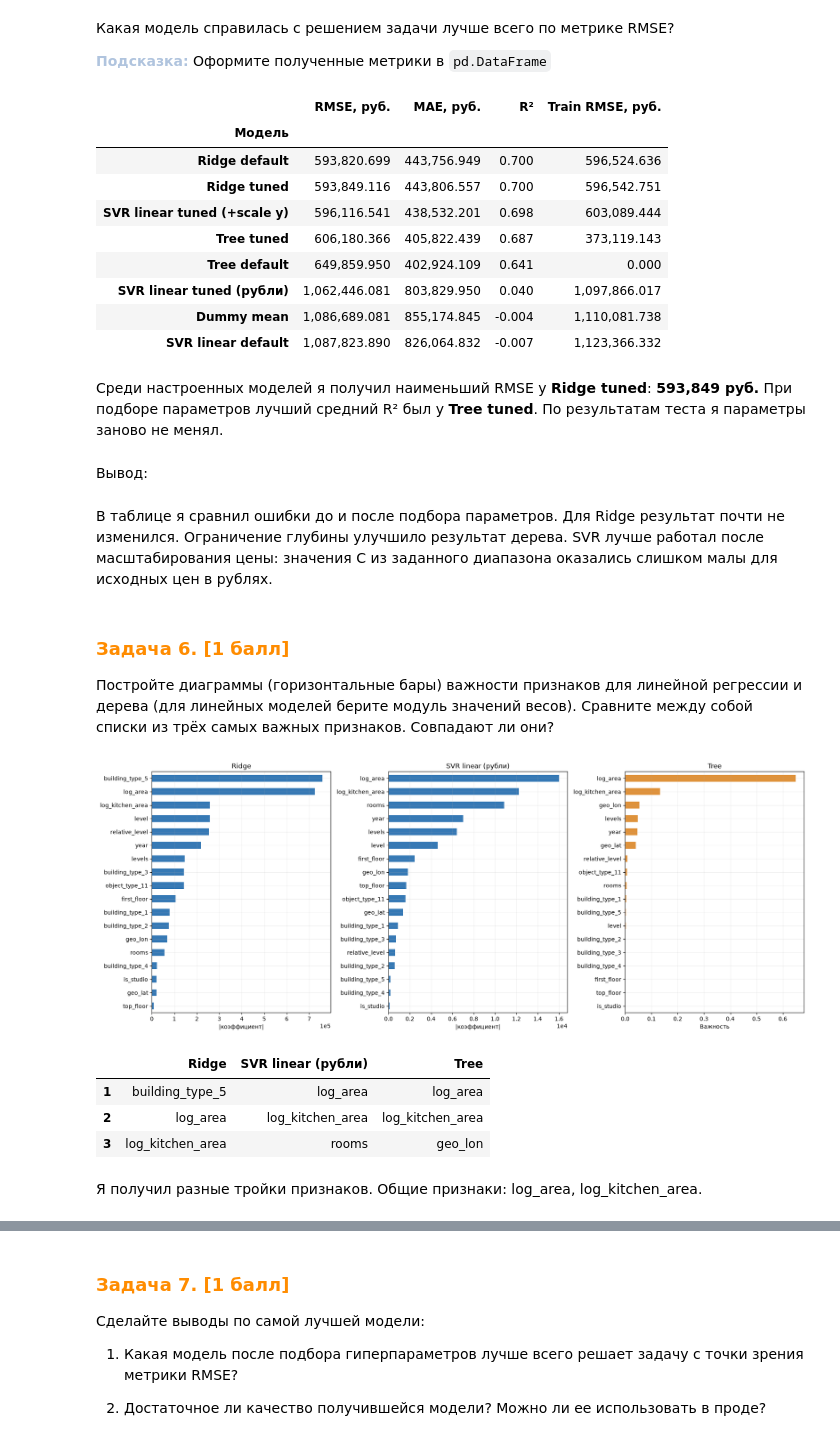
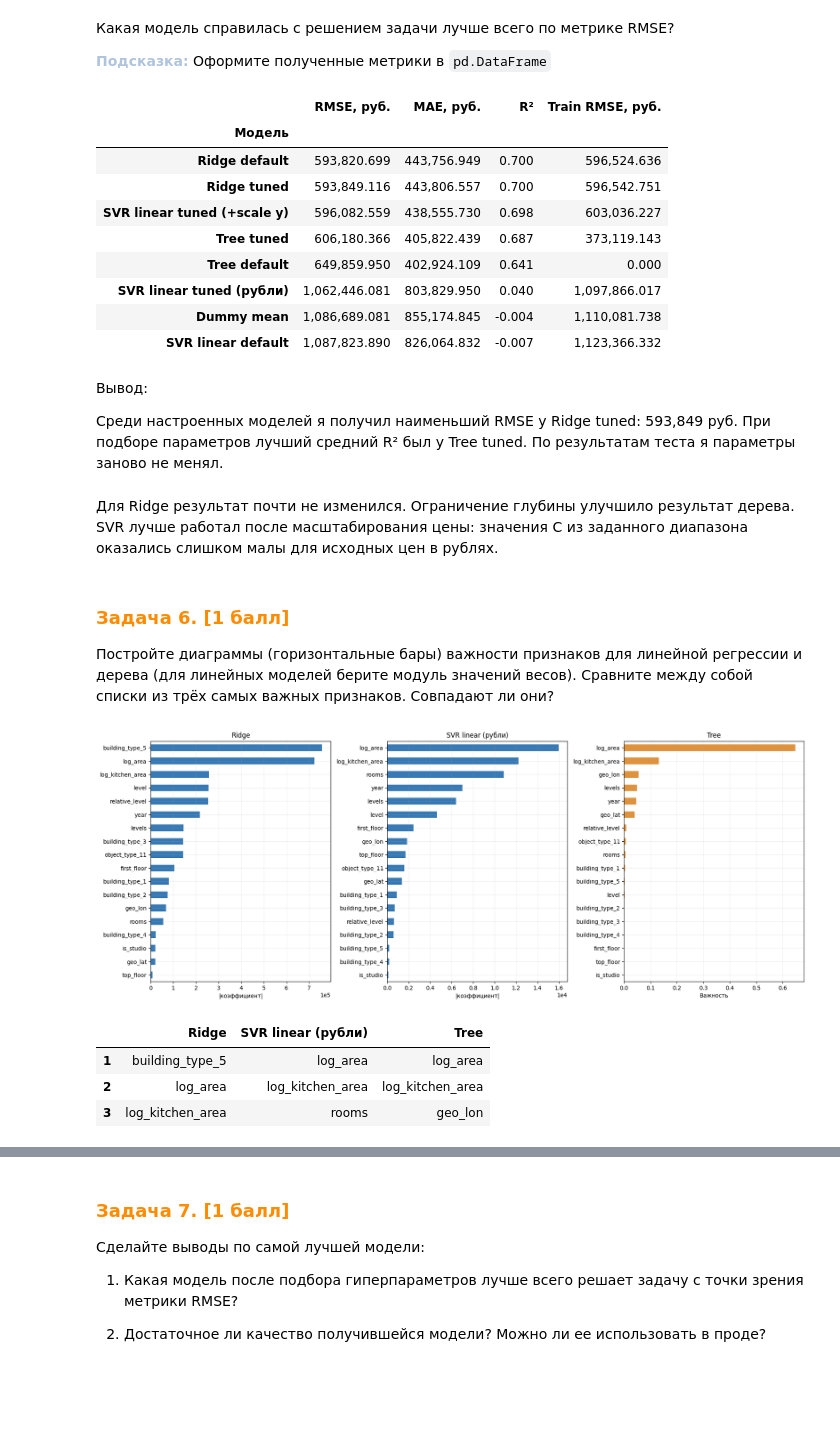
Before and after one commit to rdydygin/ITMO, a Jupyter notebook: Semester5/AISystems/Labwork4/Lab4.ipynb, the cells around one changed output, grey strips where cells are left out. Cells and saved outputs as stored; diff of their text form; code cells hidden in the pictures; blank space fills up the shorter version.

```diff
--- a/Semester5/AISystems/Labwork4/Lab4.ipynb
+++ b/Semester5/AISystems/Labwork4/Lab4.ipynb
@@ -670,37 +668,32 @@ SVR linear tuned (+scale y) {'model__regressor__C': np.float64(2.18421052631579)
 # %%
 comparison_rows = list(baseline_rows)
 for name, search in searches.items():
     best_model = search.best_estimator_
     comparison_rows.append({'Модель': name,
         **metrics(y_test, best_model.predict(X_test_raw)),
         'Train RMSE, руб.': metrics(y_train, best_model.predict(X_train_raw))['RMSE, руб.']})
 comparison = pd.DataFrame(comparison_rows).set_index('Модель').sort_values('RMSE, руб.')
 display(comparison)
 required_names = ['Ridge tuned', 'SVR linear tuned (рубли)', 'Tree tuned']
 required_winner = comparison.loc[required_names, 'RMSE, руб.'].idxmin()
 test_winner = comparison.loc[list(searches), 'RMSE, руб.'].idxmin()
 assert np.isfinite(comparison.select_dtypes('number').to_numpy()).all()
-
-display(Markdown(f'Среди настроенных моделей я получил наименьший RMSE у **{test_winner}**: '
-    f'**{comparison.loc[test_winner, "RMSE, руб."]:,.0f} руб.** '
-    f'При подборе параметров лучший средний R² был у **{cv_winner}**. '
-    'По результатам теста я параметры заново не менял.'))
 # %% [output]
 |  | RMSE, руб. | MAE, руб. | R² | Train RMSE, руб. |
 | Модель |  |  |  |  |
 | Ridge default | 593,820.699 | 443,756.949 | 0.700 | 596,524.636 |
 | Ridge tuned | 593,849.116 | 443,806.557 | 0.700 | 596,542.751 |
-| SVR linear tuned (+scale y) | 596,116.541 | 438,532.201 | 0.698 | 603,089.444 |
+| SVR linear tuned (+scale y) | 596,082.559 | 438,555.730 | 0.698 | 603,036.227 |
 | Tree tuned | 606,180.366 | 405,822.439 | 0.687 | 373,119.143 |
 | Tree default | 649,859.950 | 402,924.109 | 0.641 | 0.000 |
 | SVR linear tuned (рубли) | 1,062,446.081 | 803,829.950 | 0.040 | 1,097,866.017 |
 | Dummy mean | 1,086,689.081 | 855,174.845 | -0.004 | 1,110,081.738 |
 | SVR linear default | 1,087,823.890 | 826,064.832 | -0.007 | 1,123,366.332 |
-Среди настроенных моделей я получил наименьший RMSE у **Ridge tuned**: **593,849 руб.** При подборе параметров лучший средний R² был у **Tree tuned**. По результатам теста я параметры заново не менял.
 # %% [markdown]
 Вывод:
+
+Среди настроенных моделей я получил наименьший RMSE у Ridge tuned: 593,849 руб. При подборе параметров лучший средний R² был у Tree tuned. По результатам теста я параметры заново не менял.
 # %% [markdown]
-В таблице я сравнил ошибки до и после подбора параметров.
 Для Ridge результат почти не изменился. Ограничение глубины улучшило результат дерева.
 SVR лучше работал после масштабирования цены: значения C из заданного диапазона
 оказались слишком малы для исходных цен в рублях.
@@ -731,15 +724,10 @@ top3 = pd.DataFrame({name: values.head(3).index.tolist() for name, values in imp
                     index=['1', '2', '3'])
 display(top3)
 common = set(top3['Ridge']) & set(top3['Tree'])
-
-display(Markdown('Я получил '
-    + ('одинаковые тройки признаков.' if set(top3['Ridge']) == set(top3['Tree']) else 'разные тройки признаков.')
-    + ' Общие признаки: ' + (', '.join(sorted(common)) or 'нет') + '.'))
 # %% [output]
 [figure]
 |  | Ridge | SVR linear (рубли) | Tree |
 | 1 | building_type_5 | log_area | log_area |
 | 2 | log_area | log_kitchen_area | log_kitchen_area |
 | 3 | log_kitchen_area | rooms | geo_lon |
-Я получил разные тройки признаков. Общие признаки: log_area, log_kitchen_area.
 # %% [markdown]
```
Also changed, not shown: parts of 8 cells of this notebook, 4 other files.
